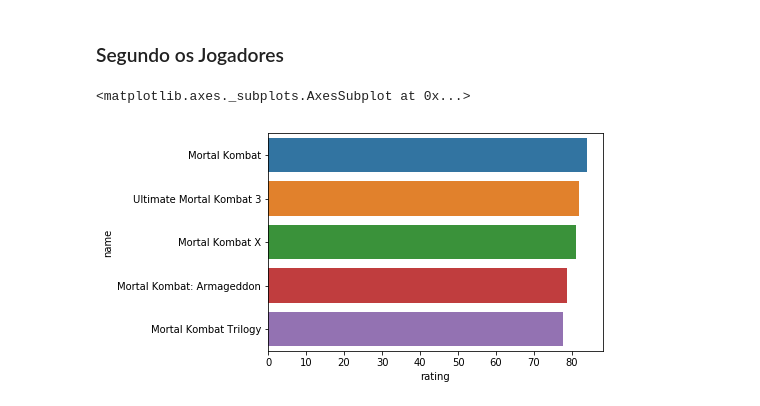
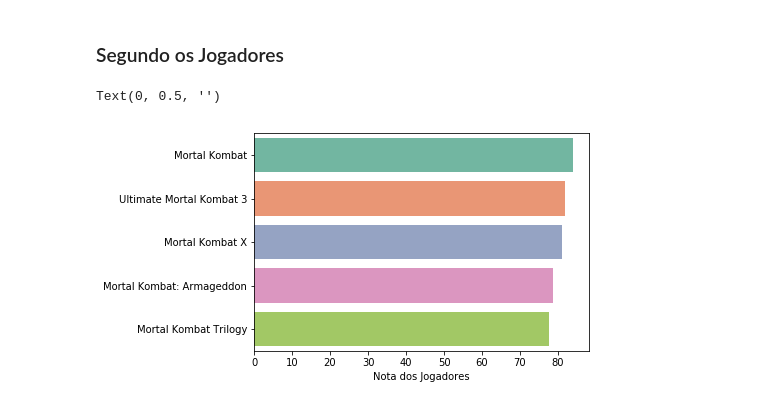
Before and after one commit to lorransr/mk_analysis, a Jupyter notebook: MK_analysis.ipynb, the cells around one changed output. Drawn from its saved outputs; the diff is of its cells as text; code cells hidden in the pictures.

```diff
--- a/MK_analysis.ipynb
+++ b/MK_analysis.ipynb
@@ -283,7 +277,12 @@ Text(0, 0.5, 'Jogos')
 # %% [markdown]
 ### Segundo os Jogadores
 # %%
-sns.barplot(data = df.sort_values("rating",ascending=False).head(),x="rating", y ="name")
+h = sns.barplot(data = df.sort_values("rating",ascending=False).head(),
+                x="rating",
+                y ="name",
+                palette ="Set2")
+h.set_xlabel("Nota dos Jogadores")
+h.set_ylabel("")
 # %% [output]
-<matplotlib.axes._subplots.AxesSubplot at 0x...>
+Text(0, 0.5, '')
-[figure, old version]
+[figure, new version]
```
Also changed, not shown: parts of 17 cells of this notebook.
